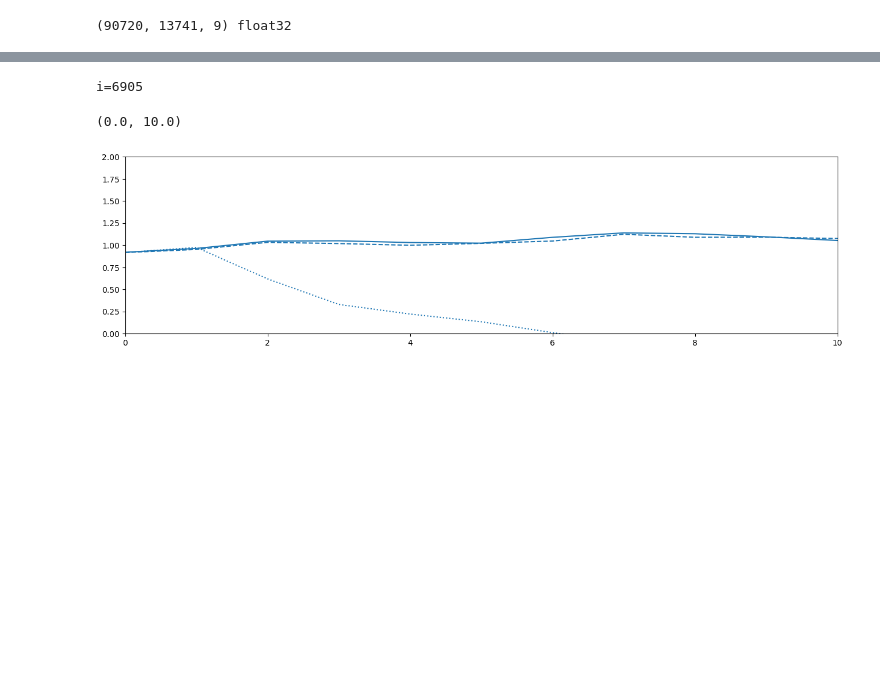
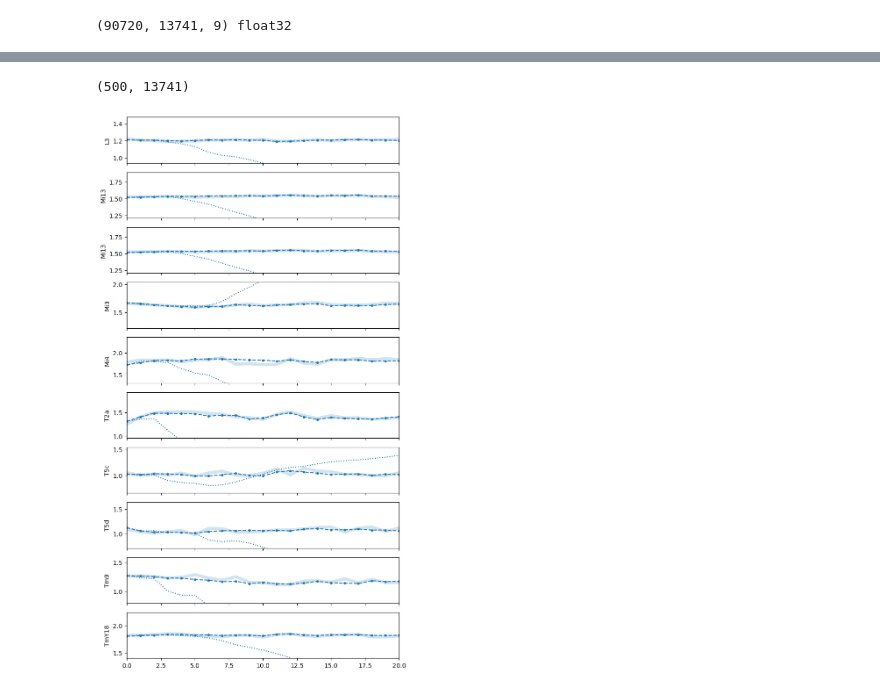
Before and after one commit to saalfeldlab/NeuralGraph, a Jupyter notebook: src/NeuralGraph/notebooks/latent_space.ipynb, the cells around one changed output, grey strips where cells are left out. Cells and saved outputs as stored; diff of their text form; code cells hidden in the pictures; blank space fills up the shorter version.

```diff
--- a/src/NeuralGraph/notebooks/latent_space.ipynb
+++ b/src/NeuralGraph/notebooks/latent_space.ipynb
@@ -162,9 +191,0 @@ for i in loop:
-# %%
-loop = tqdm.trange(300_000, ncols=120)
-for i in loop:
-    loss = train_opt(encoder, decoder, evolver, train_tensor)
-    loop.set_postfix(
-        # recon=recon_loss.item(),
-        loss=loss.item(),
-        lr=f"{scheduler.get_last_lr()[0]:.3e}"
-    )
@@ -218,7 +333,13 @@ torch.Size([3000, 13741])
 # ep = torch.export.export(evolver, (proj,))
 # torch.export.save(ep, "/mnt/localdata/evolver.pt2")
 # %%
-val_tensor = torch.tensor(val_mat, device=device)
+val_tensor = torch.concatenate(
+    [
+        torch.tensor(val_mat, device=device),
+        torch.tensor(stimulus[validation_start:test_start], device=device),
+    ],
+    dim=1,
+)
 # %%
 proj = encoder(val_tensor)
 recon = decoder(proj)
@@ -231,21 +352,51 @@ results = [x0]
 for _ in range((val_tensor.shape[0] - 1)):
     prev = results[-1]
     state = prev.detach().clone()
-    for _ in range(7):
-        state = state + evolver(state)
+    state = evolver(state)
     results.append(state)
 final = decoder(torch.cat(results, dim=0))
 final1 = final.detach().cpu().numpy()
+# %%
+final1.shape
+# %% [output]
+(500, 13741)
 # %%
-i = np.random.randint(val_mat.shape[1])
-print(f"{i=}")
-plt.figure(figsize=(16, 4))
-p = plt.plot(val_mat[:, i])
-plt.plot(final1[:, i], color=p[-1].get_color(), ls="dotted")
-plt.plot(recon1[:, i], color=p[-1].get_color(), ls="dashed")
-plt.ylim(0, 2)
-plt.xlim(0, 10)
+
+plot_neuron_types = np.sort(np.random.choice(neuron_type_name, 10))
+# ['R1', 'R7', 'C2', 'Mi11', 'Tm1', 'Tm4', 'Tm30']
+
+_, ax = plt.subplots(len(plot_neuron_types), 1, figsize=(8, 16), sharex=True)
+t0 = 0
+T = val_mat.shape[0]
+tvals = np.arange(t0, t0 + T)
+rng = np.random.default_rng(seed=123)
+picks = [rng.choice(nixs) for nixs in neuron_ixs_by_type]
+
+for i, ptype in enumerate(plot_neuron_types):
+    nix = picks[neuron_type_index[ptype]]
+    true_trace = val_mat[:, nix]
+    p = ax[i].plot(tvals, true_trace, lw=5, alpha=0.2)
+    ax[i].set_ylim(true_trace.min() * 0.8, true_trace.max() * 1.2)
+    # ax[i].set_ylim(1, 2)
+    # time evolve
+    ax[i].plot(
+        tvals,
+        final1[:, nix],
+        color=p[-1].get_color(),
+        ls="dotted",
+        label="learn linear evolver",
+    )
+
+    ax[i].plot(
+        tvals,
+        recon1[:, nix],
+        color=p[-1].get_color(),
+        ls="dashed",
+        marker=".",
+        label="reconstruct each time point",
+    )
+    ax[i].set_ylabel(ptype)
+plt.xlim(0, 20)
+plt.subplots_adjust(hspace=0.2)
 # %% [output]
-i=6905
-(0.0, 10.0)
-[figure, old version]
+[figure, new version]
```
Also changed, not shown: parts of 14 cells of this notebook, 1 other file.
